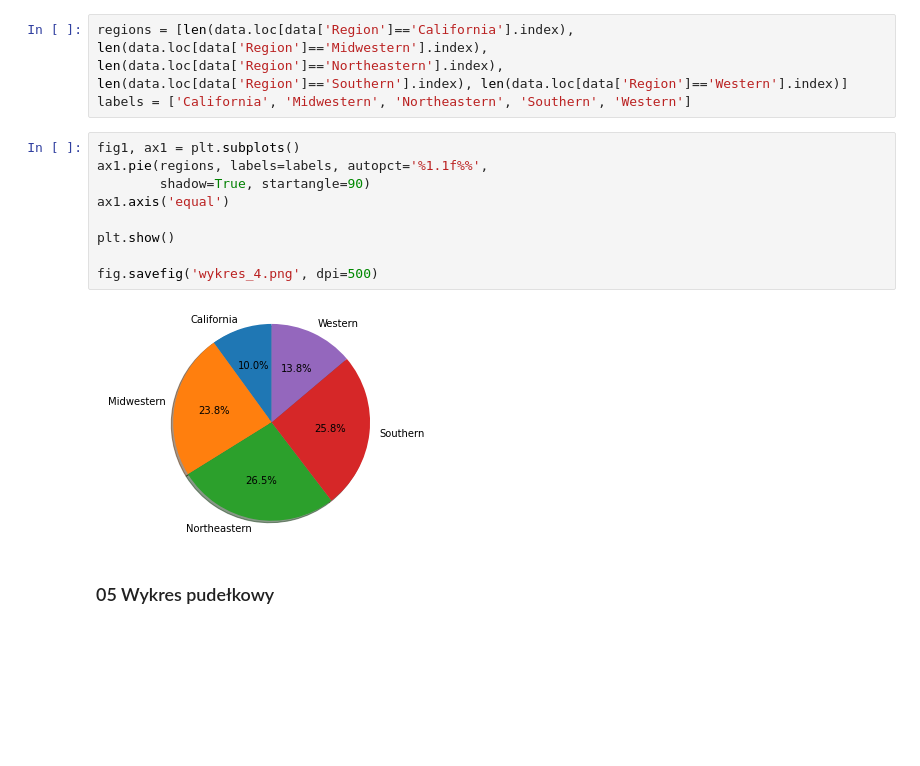
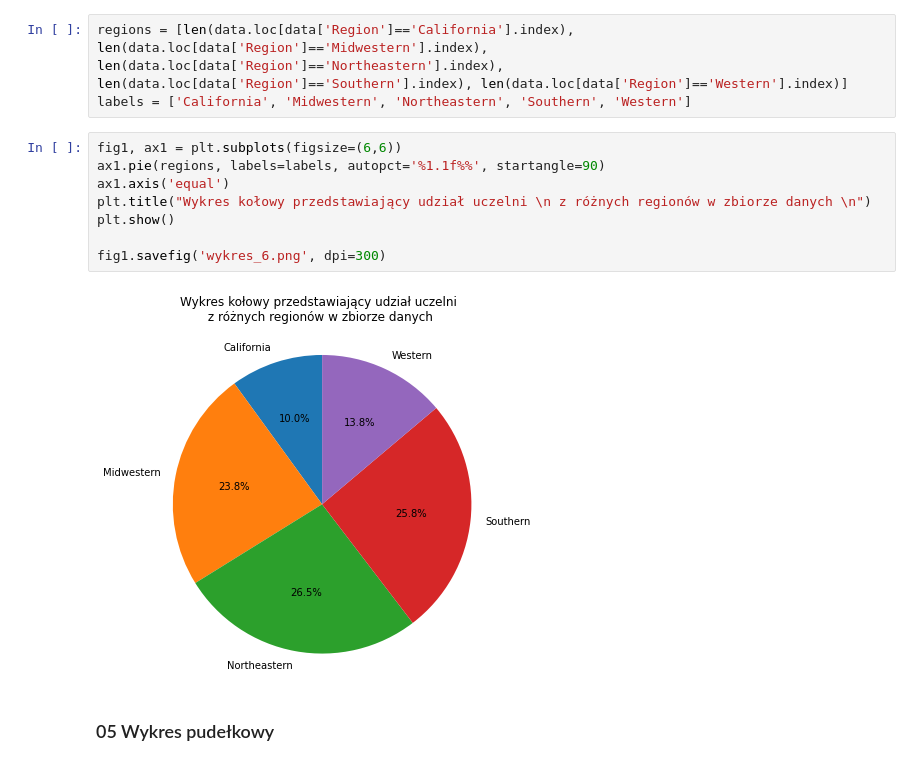
Before and after one commit to rsxxi/aiwd, a Jupyter notebook: Notatniki/03 Tabele i wizualizacje.ipynb, the cells around one changed output. Saved outputs shown, nothing was run; the diff lists cells and outputs as text; blank space fills up the shorter version.

```diff
--- a/Notatniki/03 Tabele i wizualizacje.ipynb
+++ b/Notatniki/03 Tabele i wizualizacje.ipynb
@@ -264,16 +264,15 @@ fig.savefig('wykres_3.png', dpi=500)
 regions = [len(data.loc[data['Region']=='California'].index), len(data.loc[data['Region']=='Midwestern'].index), len(data.loc[data['Region']=='Northeastern'].index), len(data.loc[data['Region']=='Southern'].index), len(data.loc[data['Region']=='Western'].index)]
 labels = ['California', 'Midwestern', 'Northeastern', 'Southern', 'Western']
 # %%
-fig1, ax1 = plt.subplots()
-ax1.pie(regions, labels=labels, autopct='%1.1f%%',
-        shadow=True, startangle=90)
+fig1, ax1 = plt.subplots(figsize=(6,6))
+ax1.pie(regions, labels=labels, autopct='%1.1f%%', startangle=90)
 ax1.axis('equal')
-
+plt.title("Wykres kołowy przedstawiający udział uczelni \n z różnych regionów w zbiorze danych \n")
 plt.show()
 
-fig.savefig('wykres_4.png', dpi=500)
+fig1.savefig('wykres_6.png', dpi=300)
 # %% [output]
-[figure, old version]
+[figure, new version]
 # %% [markdown]
 ### 05 Wykres pudełkowy
 # %%
```
Also changed, not shown: parts of 10 cells of this notebook.
